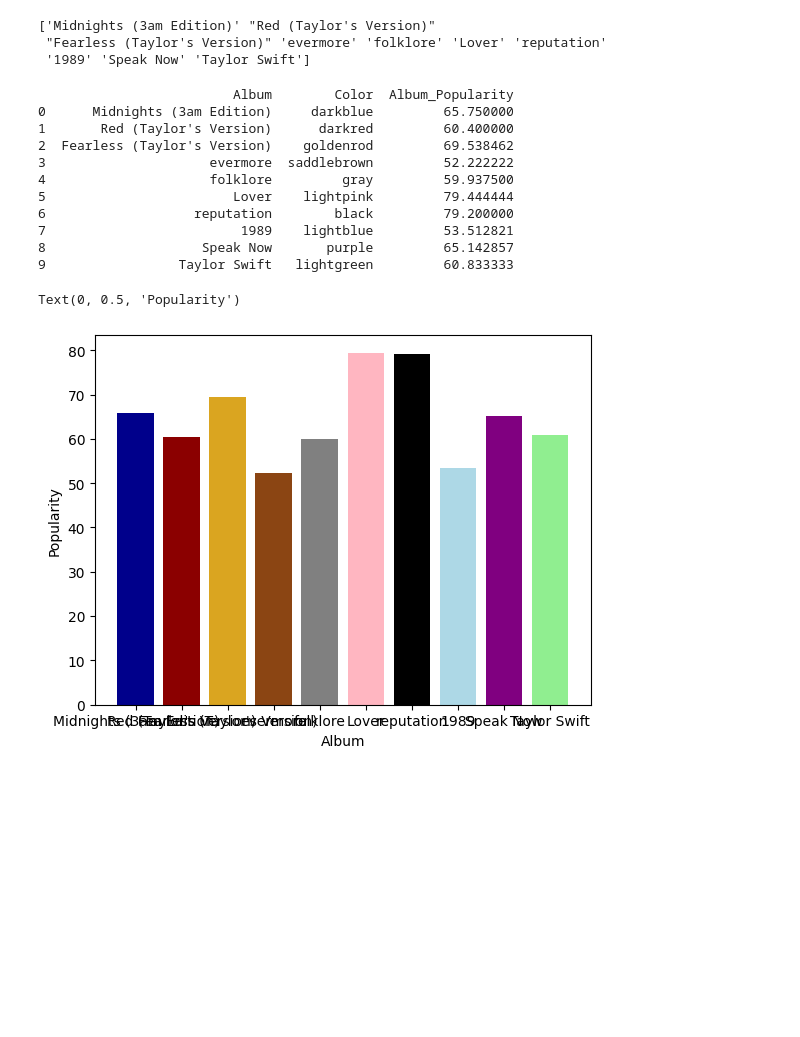
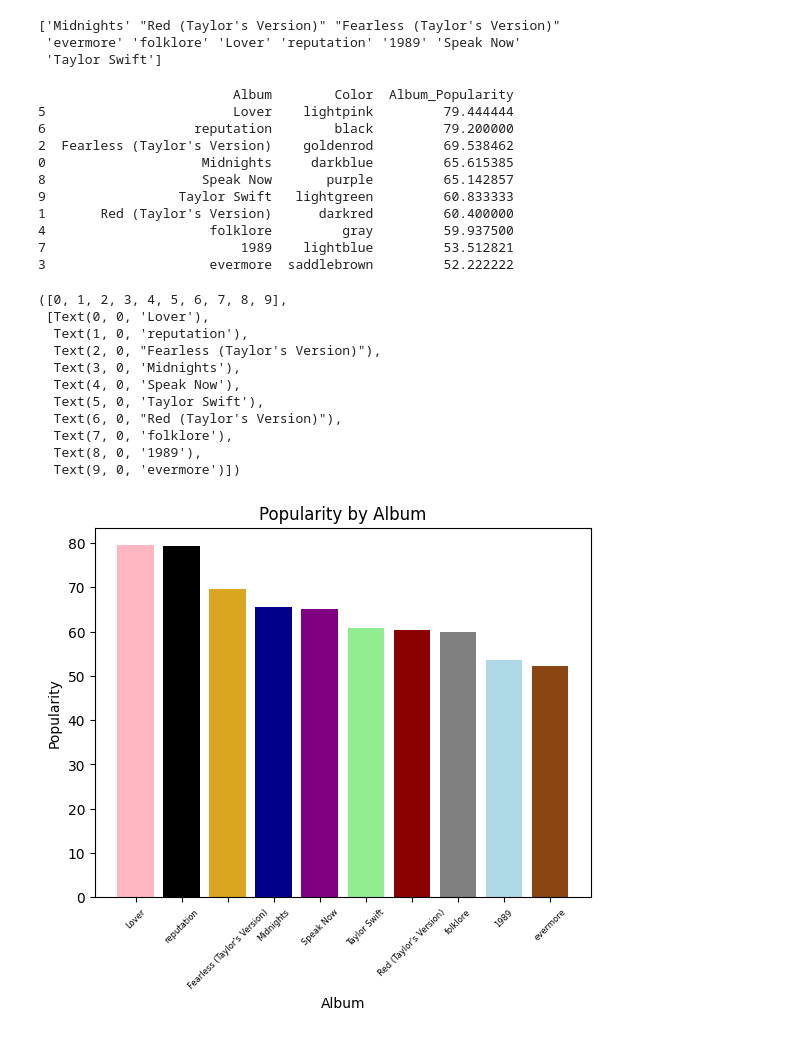
Before and after one commit to carlytamer/python-basics-taylors-version, a Jupyter notebook: main.ipynb, the cells around one changed output. Saved outputs shown, nothing was run; the diff lists cells and outputs as text; code cells hidden in the pictures; blank space fills up the shorter version.

Commit message:
Finalized Pop by Album

```diff
--- a/main.ipynb
+++ b/main.ipynb
@@ -36,13 +36,13 @@ print(tsdata['album'].unique())
  'Taylor Swift (Karaoke Version)' 'Taylor Swift Karaoke']
 # %%
 #Data cleaning, filtering out excess albums
-filteredalbums = ['Midnights (3am Edition)',"Red (Taylor's Version)","Fearless (Taylor's Version)",'evermore','folklore','Lover','reputation','1989','Speak Now','Taylor Swift']
+filteredalbums = ['Midnights',"Red (Taylor's Version)","Fearless (Taylor's Version)",'evermore','folklore','Lover','reputation','1989','Speak Now','Taylor Swift']
 ts=tsdata[tsdata['album'].isin(filteredalbums)]
 print(ts['album'].unique())
 # %% [output]
-['Midnights (3am Edition)' "Red (Taylor's Version)"
- "Fearless (Taylor's Version)" 'evermore' 'folklore' 'Lover' 'reputation'
- '1989' 'Speak Now' 'Taylor Swift']
+['Midnights' "Red (Taylor's Version)" "Fearless (Taylor's Version)"
+ 'evermore' 'folklore' 'Lover' 'reputation' '1989' 'Speak Now'
+ 'Taylor Swift']
 # %%
 #Create dictionary to store average popularity for each album
 albumpop = {}
@@ -55,28 +55,41 @@ for album in filteredalbums:
 # %%
 #Make data frame to store calculated values such as album, color, album popularity, etc.
 colors=['darkblue', 'darkred','goldenrod','saddlebrown','gray','lightpink','black','lightblue','purple','lightgreen']
-df=pd.DataFrame()
-df['Album']=filteredalbums
+df=pd.DataFrame() #Declare empty df
+df['Album']=filteredalbums #Adding columns to df
 df['Color']=colors
 df['Album_Popularity']=albumpop.values()
+df=df.sort_values(by=['Album_Popularity'], ascending=False) #Sort df by Album_Popularity
 print(df)
 # %% [output]
                          Album        Color  Album_Popularity
-0      Midnights (3am Edition)     darkblue         65.750000
-1       Red (Taylor's Version)      darkred         60.400000
-2  Fearless (Taylor's Version)    goldenrod         69.538462
-3                     evermore  saddlebrown         52.222222
-4                     folklore         gray         59.937500
 5                        Lover    lightpink         79.444444
 6                   reputation        black         79.200000
-7                         1989    lightblue         53.512821
+2  Fearless (Taylor's Version)    goldenrod         69.538462
+0                    Midnights     darkblue         65.615385
 8                    Speak Now       purple         65.142857
 9                 Taylor Swift   lightgreen         60.833333
+1       Red (Taylor's Version)      darkred         60.400000
+4                     folklore         gray         59.937500
+7                         1989    lightblue         53.512821
+3                     evermore  saddlebrown         52.222222
 # %%
-#Make bar chart for album popularity where x=dictionary keys, y=dictionary values
+#Make bar chart Album_Popularity vs. Album from df, using coordinating colors
 plt.bar(df['Album'],df['Album_Popularity'],color=df['Color'])
+plt.title('Popularity by Album')
 plt.xlabel('Album')
 plt.ylabel('Popularity')
+plt.xticks(fontsize=6, rotation=45)
 # %% [output]
-Text(0, 0.5, 'Popularity')
+([0, 1, 2, 3, 4, 5, 6, 7, 8, 9],
+ [Text(0, 0, 'Lover'),
+  Text(1, 0, 'reputation'),
+  Text(2, 0, "Fearless (Taylor's Version)"),
+  Text(3, 0, 'Midnights'),
+  Text(4, 0, 'Speak Now'),
+  Text(5, 0, 'Taylor Swift'),
+  Text(6, 0, "Red (Taylor's Version)"),
+  Text(7, 0, 'folklore'),
+  Text(8, 0, '1989'),
+  Text(9, 0, 'evermore')])
-[figure, old version]
+[figure, new version]
```
Also changed, not shown: parts of 1 cell of this notebook.
